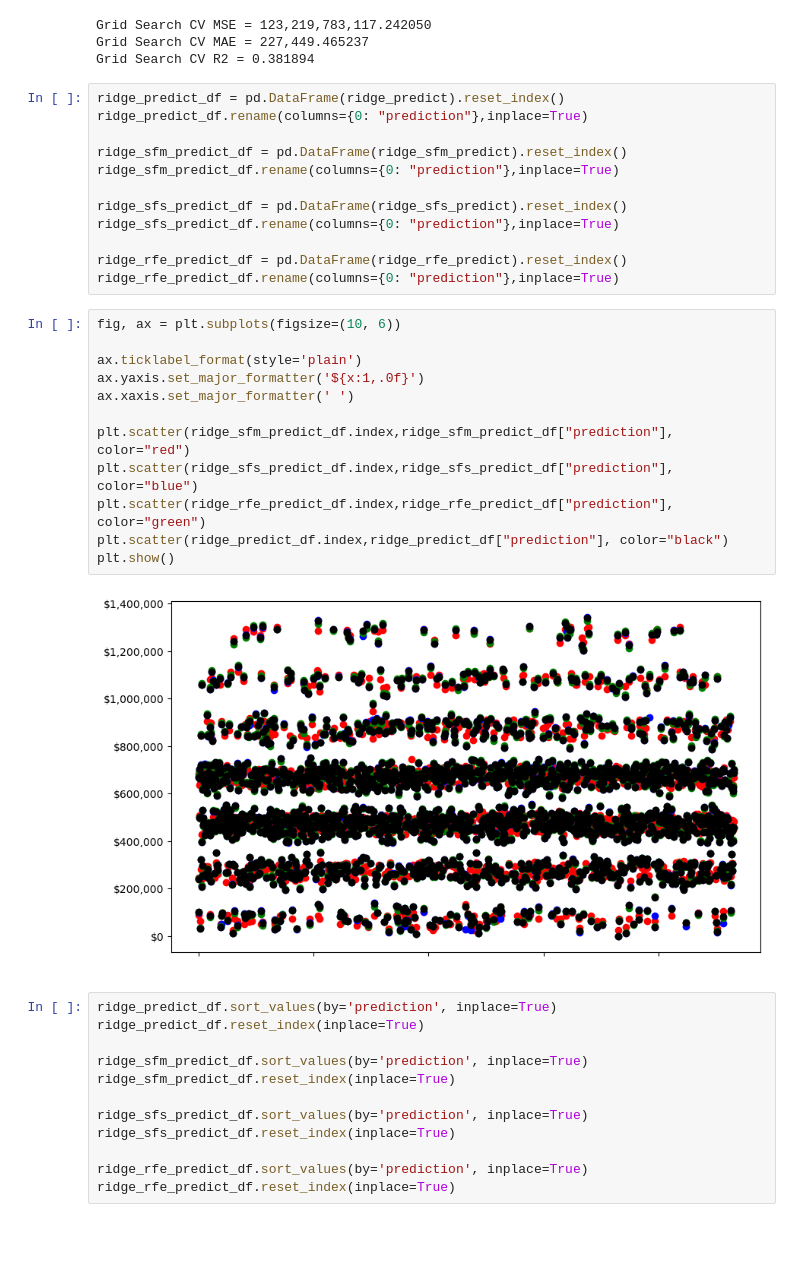
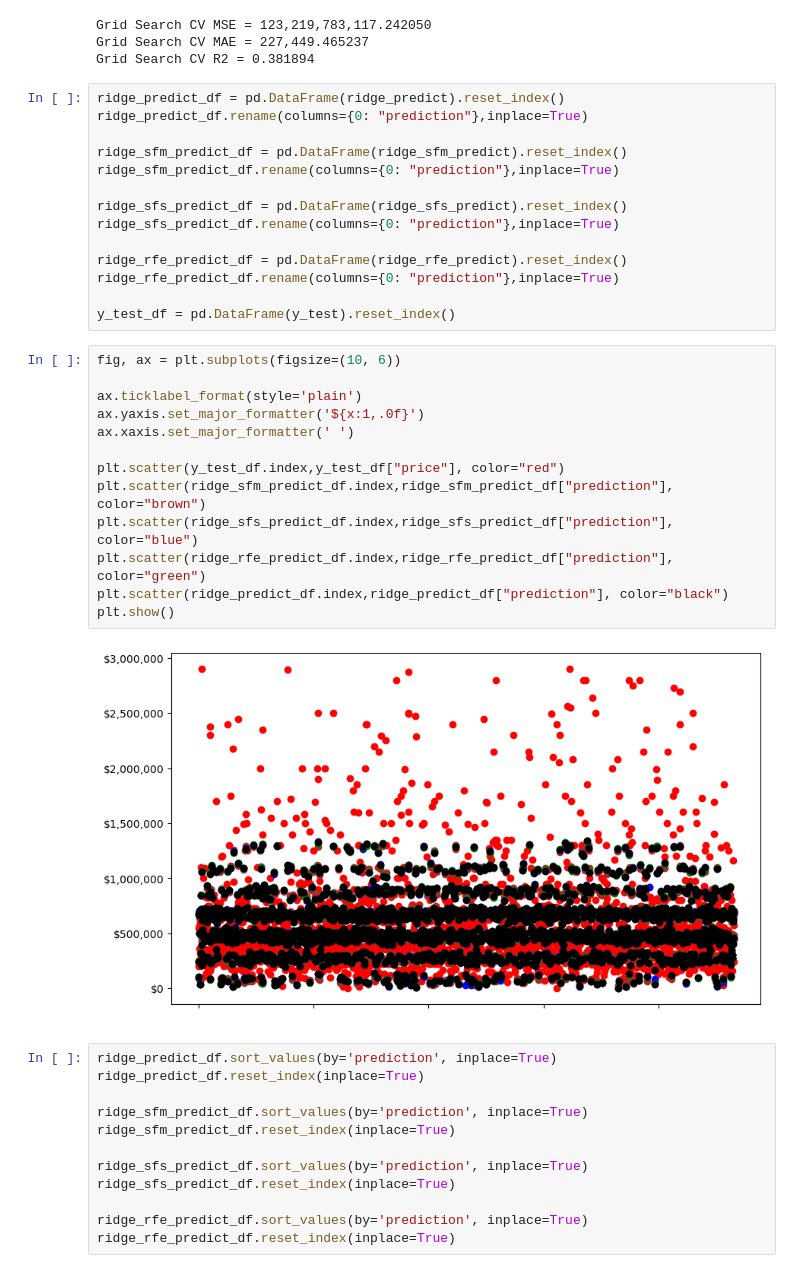
Before and after one commit to jiml-mlai-bootcamp-ucberkeley/Capstone_1, a Jupyter notebook: nj/Ridge Regression.ipynb, the cells around one changed output. Cells and saved outputs as stored; diff of their text form; blank space fills up the shorter version.

```diff
--- a/nj/Ridge Regression.ipynb
+++ b/nj/Ridge Regression.ipynb
@@ -188,20 +188,23 @@ ridge_sfs_predict_df.rename(columns={0: "prediction"},inplace=True)
 
 ridge_rfe_predict_df = pd.DataFrame(ridge_rfe_predict).reset_index()
 ridge_rfe_predict_df.rename(columns={0: "prediction"},inplace=True)
+
+y_test_df = pd.DataFrame(y_test).reset_index()
 # %%
 fig, ax = plt.subplots(figsize=(10, 6))
 
 ax.ticklabel_format(style='plain')
 ax.yaxis.set_major_formatter('${x:1,.0f}')
 ax.xaxis.set_major_formatter(' ')
 
-plt.scatter(ridge_sfm_predict_df.index,ridge_sfm_predict_df["prediction"], color="red")
+plt.scatter(y_test_df.index,y_test_df["price"], color="red")
+plt.scatter(ridge_sfm_predict_df.index,ridge_sfm_predict_df["prediction"], color="brown")
 plt.scatter(ridge_sfs_predict_df.index,ridge_sfs_predict_df["prediction"], color="blue")
 plt.scatter(ridge_rfe_predict_df.index,ridge_rfe_predict_df["prediction"], color="green")
 plt.scatter(ridge_predict_df.index,ridge_predict_df["prediction"], color="black")
 plt.show()
 # %% [output]
-[figure, old version]
+[figure, new version]
 # %%
 ridge_predict_df.sort_values(by='prediction', inplace=True)
 ridge_predict_df.reset_index(inplace=True)
```
Also changed, not shown: 2 other files.
